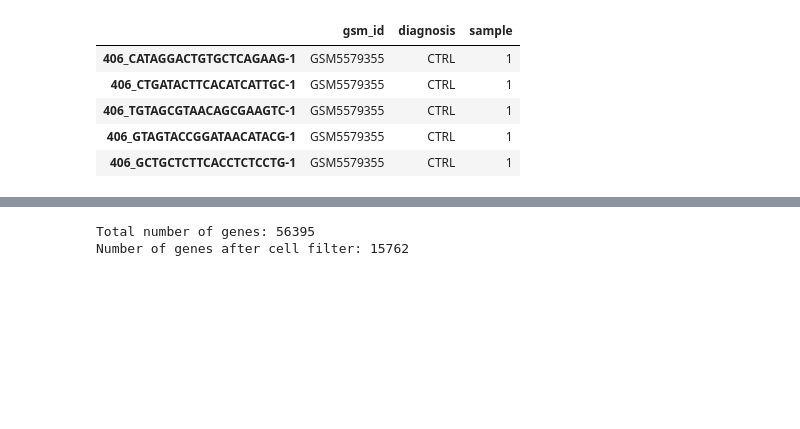
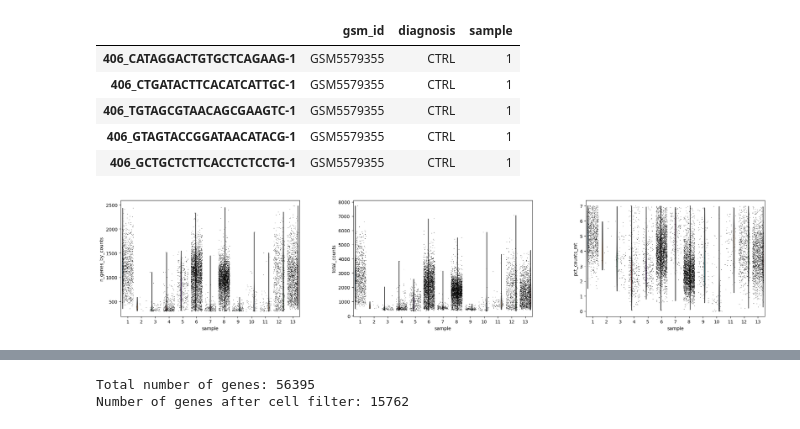
Before and after one commit to zeinabbh/M10, a Jupyter notebook: dataset2_preprocessing.ipynb, the cells around one changed output, grey strips where cells are left out. Cells and saved outputs as stored; diff of their text form; code cells hidden in the pictures; blank space fills up the shorter version.

Commit message:
added some visualisation

```diff
--- a/dataset2_preprocessing.ipynb
+++ b/dataset2_preprocessing.ipynb
@@ -190,3 +190,24 @@ display(adata.obs.head())
 | 406_TGTAGCGTAACAGCGAAGTC-1 | GSM5579355 | CTRL | 1 |
 | 406_GTAGTACCGGATAACATACG-1 | GSM5579355 | CTRL | 1 |
 | 406_GCTGCTCTTCACCTCTCCTG-1 | GSM5579355 | CTRL | 1 |
+# %%
+# demonstrate that the data is preprocessed (merged visualisations)
+adata.var["mt"] = adata.var_names.str.startswith("MT-")
+
+sc.pp.calculate_qc_metrics(
+    adata,
+    qc_vars=["mt"], # should i do ribo and hb here as well?
+    percent_top=[20],
+    log1p=True,
+    inplace=True
+)
+
+sc.pl.violin(
+    adata,
+    ["n_genes_by_counts", "total_counts", "pct_counts_mt"],
+    groupby="sample",
+    jitter=0.4,
+    multi_panel=True
+)
+# %% [output]
+[figure, added]
```
Also changed, not shown: parts of 4 cells of this notebook, 2 other files.
